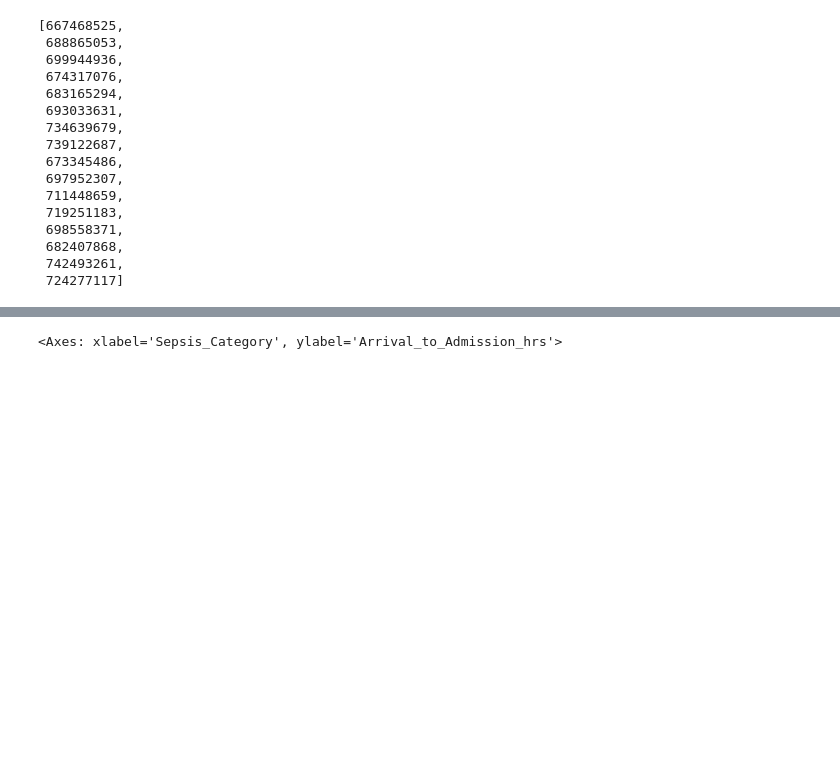
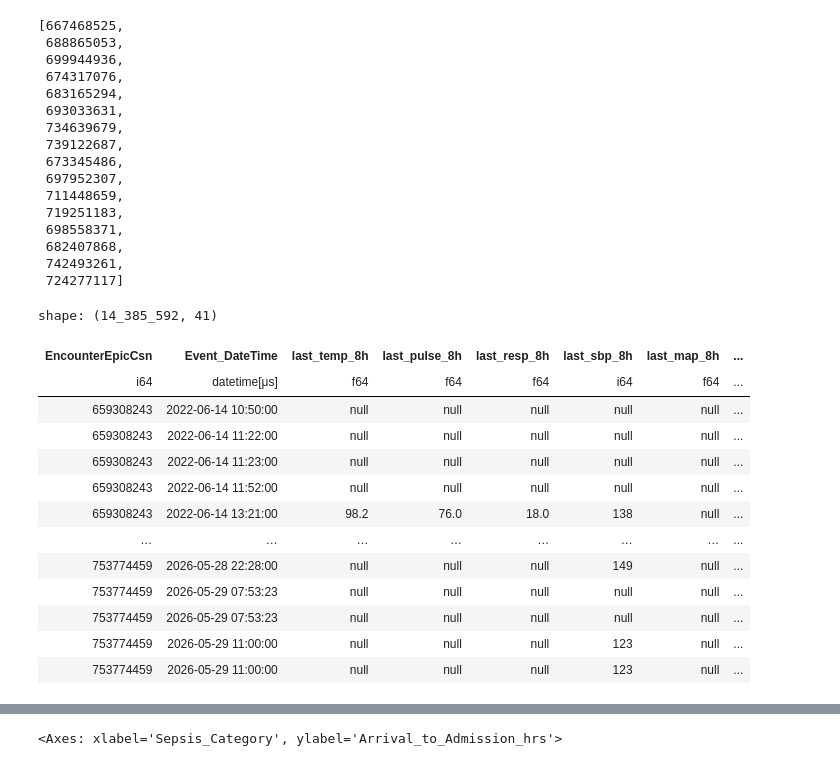
Before and after one commit to UTSW-CIC/Sepsis-Analysis, a Jupyter notebook: notebooks/21_encounter_level_cohort_analysis.ipynb, the cells around one changed output, grey strips where cells are left out. Drawn from its saved outputs; the diff is of its cells as text; code cells hidden in the pictures; blank space fills up the shorter version.

```diff
--- a/notebooks/21_encounter_level_cohort_analysis.ipynb
+++ b/notebooks/21_encounter_level_cohort_analysis.ipynb
@@ -685,3 +778,20 @@ enc_missed_by_v2_los.to_list()
  682407868,
  742493261,
  724277117]
+# %%
+df_organdysf_2
+# %% [output]
+shape: (14_385_592, 41)
+| EncounterEpicCsn | Event_DateTime | last_temp_8h | last_pulse_8h | last_resp_8h | last_sbp_8h | last_map_8h | ... |
+| i64 | datetime[μs] | f64 | f64 | f64 | i64 | f64 | ... |
+| 659308243 | 2022-06-14 10:50:00 | null | null | null | null | null | ... |
+| 659308243 | 2022-06-14 11:22:00 | null | null | null | null | null | ... |
+| 659308243 | 2022-06-14 11:23:00 | null | null | null | null | null | ... |
+| 659308243 | 2022-06-14 11:52:00 | null | null | null | null | null | ... |
+| 659308243 | 2022-06-14 13:21:00 | 98.2 | 76.0 | 18.0 | 138 | null | ... |
+| … | … | … | … | … | … | … | ... |
+| 753774459 | 2026-05-28 22:28:00 | null | null | null | 149 | null | ... |
+| 753774459 | 2026-05-29 07:53:23 | null | null | null | null | null | ... |
+| 753774459 | 2026-05-29 07:53:23 | null | null | null | null | null | ... |
+| 753774459 | 2026-05-29 11:00:00 | null | null | null | 123 | null | ... |
+| 753774459 | 2026-05-29 11:00:00 | null | null | null | 123 | null | ... |
```
Also changed, not shown: parts of 12 cells of this notebook, 26 other files.
